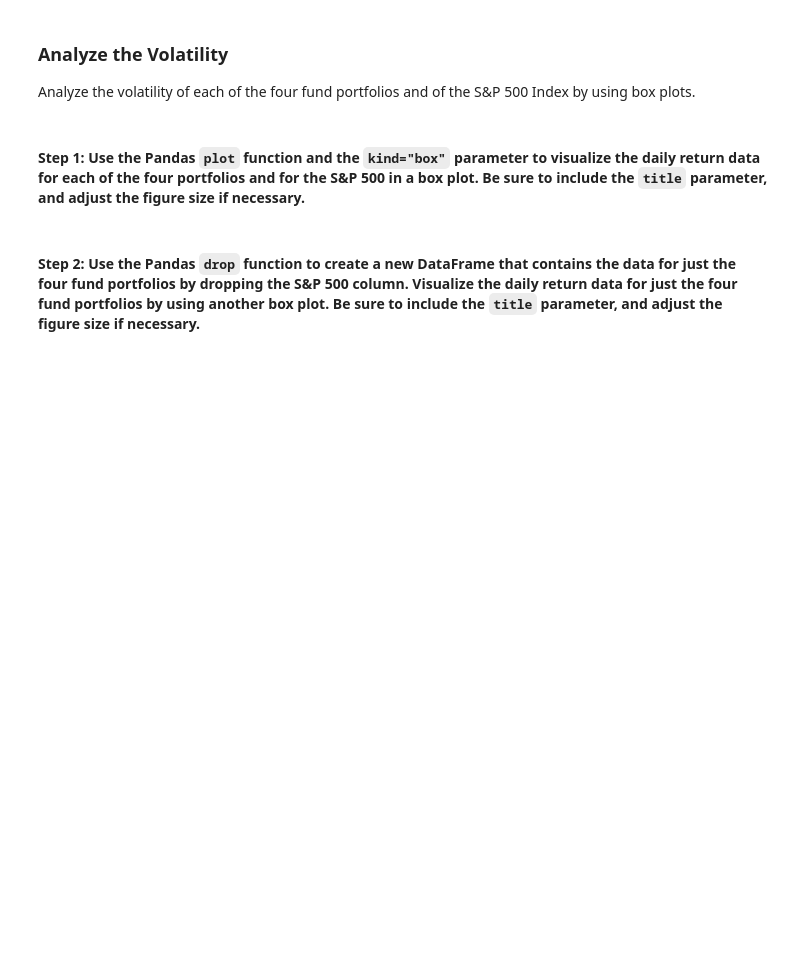
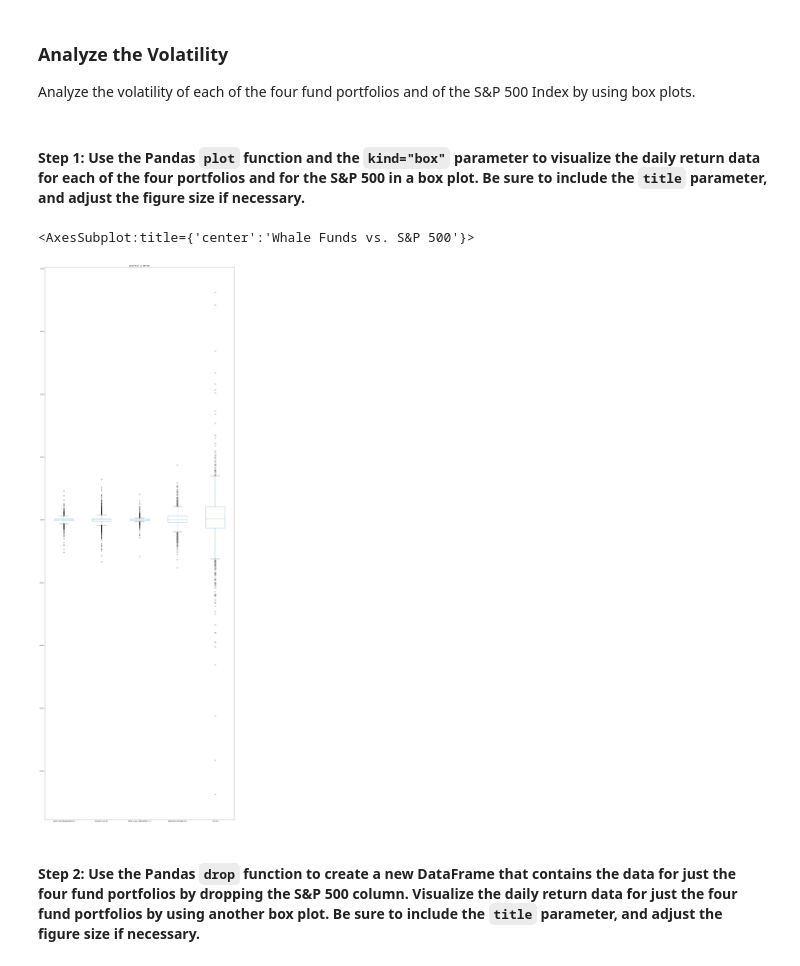
Before and after one commit to mckayav3/Analyzing-Portfolio-Risk-and-Return, a Jupyter notebook: Starter_Code/risk_return_analysis.ipynb, the cells around one changed output. Drawn from its saved outputs; the diff is of its cells as text; code cells hidden in the pictures; blank space fills up the shorter version.

```diff
--- a/Starter_Code/risk_return_analysis.ipynb
+++ b/Starter_Code/risk_return_analysis.ipynb
@@ -160,7 +211,11 @@ Analyze the volatility of each of the four fund portfolios and of the S&P 500 In
 # %%
 # Use the daily return data to create box plots to visualize the volatility of the 4 funds and the S&P 500
 # Include a title parameter and adjust the figure size
 # YOUR CODE HERE
+whale_daily_returns.plot(kind="box",figsize=(25,75),title="Whale Funds vs. S&P 500")
+# %% [output]
+<AxesSubplot:title={'center':'Whale Funds vs. S&P 500'}>
+[figure, added]
 # %% [markdown]
 #### Step 2: Use the Pandas `drop` function to create a new DataFrame that contains the data for just the four fund portfolios by dropping the S&P 500 column. Visualize the daily return data for just the four fund portfolios by using another box plot. Be sure to include the `title` parameter, and adjust the figure size if necessary.
 # %%
```
Also changed, not shown: parts of 29 cells of this notebook.
